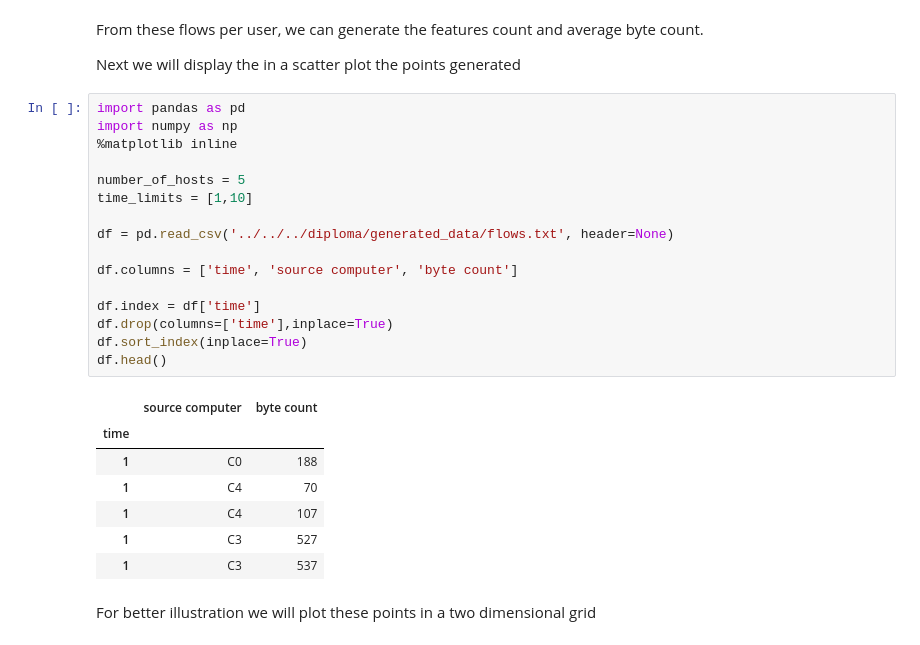
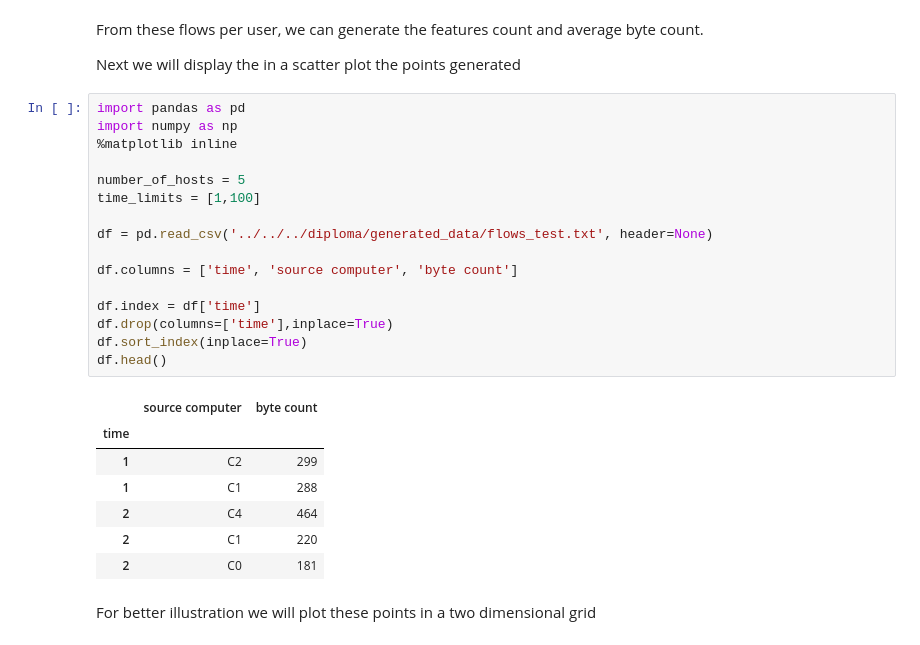
Before and after one commit to SotirisAnagnostidis/onlineAnomalyDetection, a Jupyter notebook: diploma/Progression.ipynb, the cells around one changed output. Saved outputs shown, nothing was run; the diff lists cells and outputs as text.

```diff
--- a/diploma/Progression.ipynb
+++ b/diploma/Progression.ipynb
@@ -13,27 +13,27 @@ Next we will display the in a scatter plot the points generated
 # %%
 import pandas as pd
 import numpy as np
 %matplotlib inline
 
 number_of_hosts = 5
-time_limits = [1,10]
+time_limits = [1,100]
 
-df = pd.read_csv('../../../diploma/generated_data/flows.txt', header=None)
+df = pd.read_csv('../../../diploma/generated_data/flows_test.txt', header=None)
 
 df.columns = ['time', 'source computer', 'byte count']
 
 df.index = df['time']
 df.drop(columns=['time'],inplace=True)
 df.sort_index(inplace=True)
 df.head()
 # %% [output]
 |  | source computer | byte count |
 | time |  |  |
-| 1 | C0 | 188 |
-| 1 | C4 | 70 |
-| 1 | C4 | 107 |
-| 1 | C3 | 527 |
-| 1 | C3 | 537 |
+| 1 | C2 | 299 |
+| 1 | C1 | 288 |
+| 2 | C4 | 464 |
+| 2 | C1 | 220 |
+| 2 | C0 | 181 |
 # %% [markdown]
 For better illustration we will plot these points in a two dimensional grid
 # %% [markdown]
```
Also changed, not shown: parts of 7 cells of this notebook, 8 other files.
